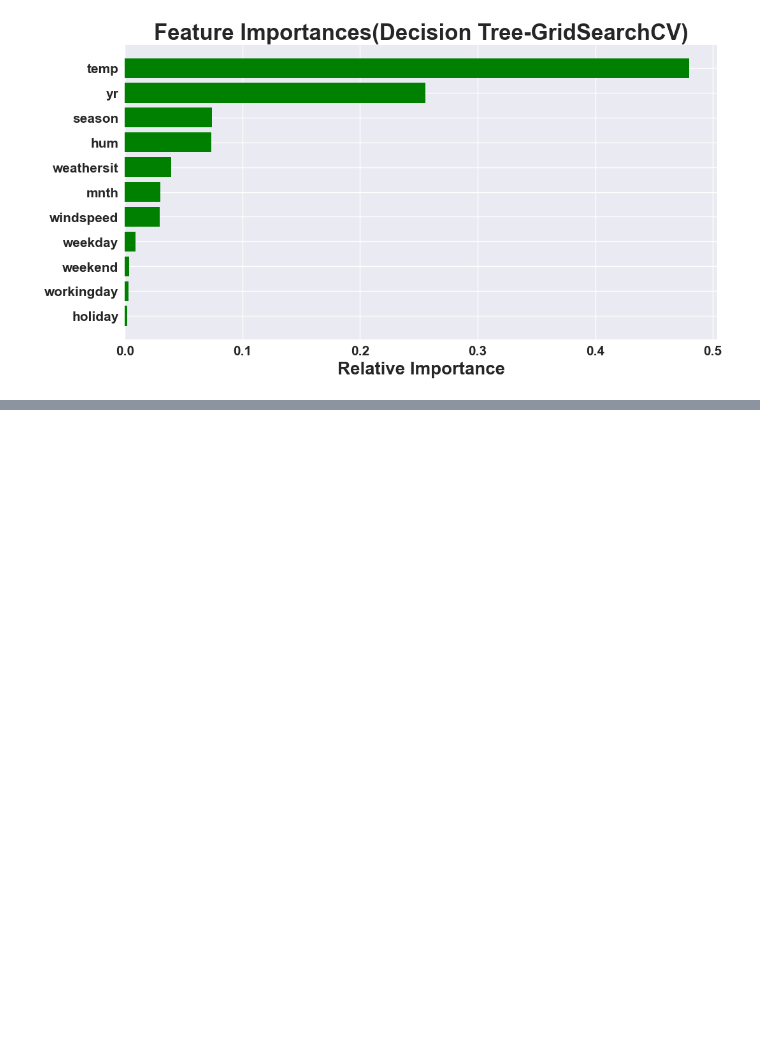
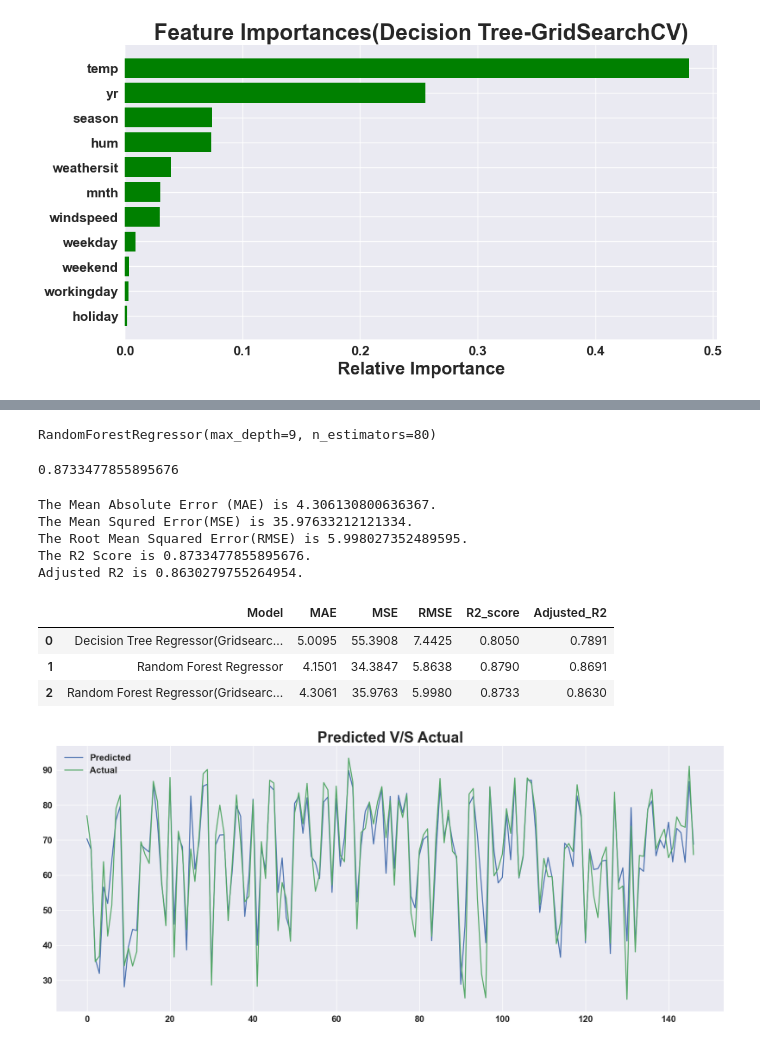
Before and after one commit to springboardmentor29803v-cpu/RideWise-Predicting-Bike-sharing-Demand, a Jupyter notebook: Decision_Trees.ipynb, the cells around one changed output, grey strips where cells are left out. Saved outputs shown, nothing was run; the diff lists cells and outputs as text; code cells hidden in the pictures; blank space fills up the shorter version.

```diff
--- a/Decision_Trees.ipynb
+++ b/Decision_Trees.ipynb
@@ -320,0 +375,6 @@ Text(0.5, 0, 'Relative Importance')
+# %%
+param = {'n_estimators':[25,50,40,80,100],'max_depth':[3,4,5,6,7,8,9]}
+# %%
+rf_reg = RandomForestRegressor()
+rf_tuning = GridSearchCV(rf_reg,param_grid=param,scoring='neg_mean_squared_error',cv=5)
+rf_tuning.fit(X_train,y_train)
@@ -320,0 +392,33 @@ Text(0.5, 0, 'Relative Importance')
+# %%
+rf_rg = RandomForestRegressor(max_depth= 9, n_estimators= 80)
+rf_rg.fit(X_train,y_train)
+# %% [output]
+RandomForestRegressor(max_depth=9, n_estimators=80)
+# %%
+rf_rg.score(X_test,y_test)
+# %% [output]
+0.8733477855895676
+# %%
+y_pred_train = rf_rg.predict(X_train)
+y_pred = rf_rg.predict(X_test)
+# %%
+MAE = mean_absolute_error(y_test,y_pred)
+print(f"The Mean Absolute Error (MAE) is {MAE}.")
+
+MSE = mean_squared_error(y_test,y_pred)
+print(f"The Mean Squred Error(MSE) is {MSE}.")
+
+RMSE = np.sqrt(MSE)
+print(f"The Root Mean Squared Error(RMSE) is {RMSE}.")
+
+R2 = r2_score(y_test,y_pred)
+print(f"The R2 Score is {R2}.")
+
+adj_r2 = 1-(1-r2_score(y_test,y_pred))*((X_test.shape[0]-1)/(X_test.shape[0]-X_test.shape[1]-1))
+print(f"Adjusted R2 is {adj_r2}.")
+# %% [output]
+The Mean Absolute Error (MAE) is 4.306130800636367.
+The Mean Squred Error(MSE) is 35.97633212121334.
+The Root Mean Squared Error(RMSE) is 5.998027352489595.
+The R2 Score is 0.8733477855895676.
+Adjusted R2 is 0.8630279755264954.
@@ -320,0 +432,15 @@ Text(0.5, 0, 'Relative Importance')
+# %%
+import pandas as pd
+
+test_results_df = pd.concat([test_results_df, pd.DataFrame([test_dict])], ignore_index=True)
+
+test_results_df
+# %% [output]
+|  | Model | MAE | MSE | RMSE | R2_score | Adjusted_R2 |
+| 0 | Decision Tree Regressor(Gridsearc... | 5.0095 | 55.3908 | 7.4425 | 0.8050 | 0.7891 |
+| 1 | Random Forest Regressor | 4.1501 | 34.3847 | 5.8638 | 0.8790 | 0.8691 |
+| 2 | Random Forest Regressor(Gridsearc... | 4.3061 | 35.9763 | 5.9980 | 0.8733 | 0.8630 |
+# %%
+plot_Pred_vs_actual(y_pred,y_test)
+# %% [output]
+[figure, added]
```
Also changed, not shown: parts of 47 cells of this notebook.
